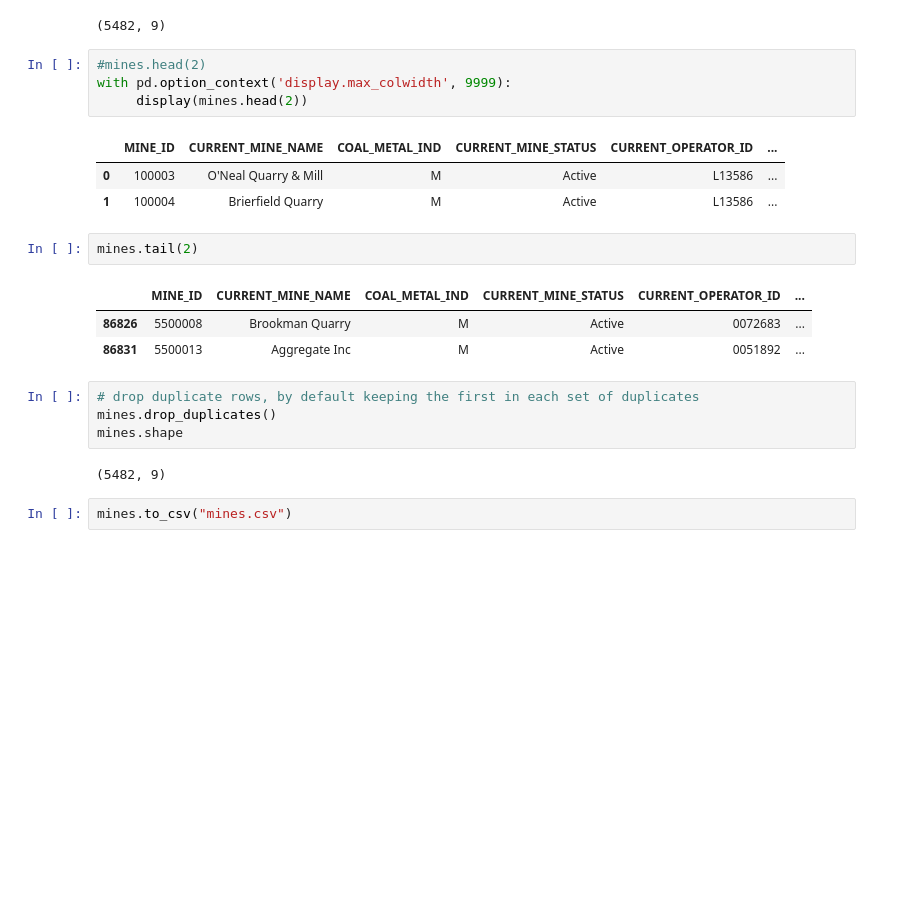
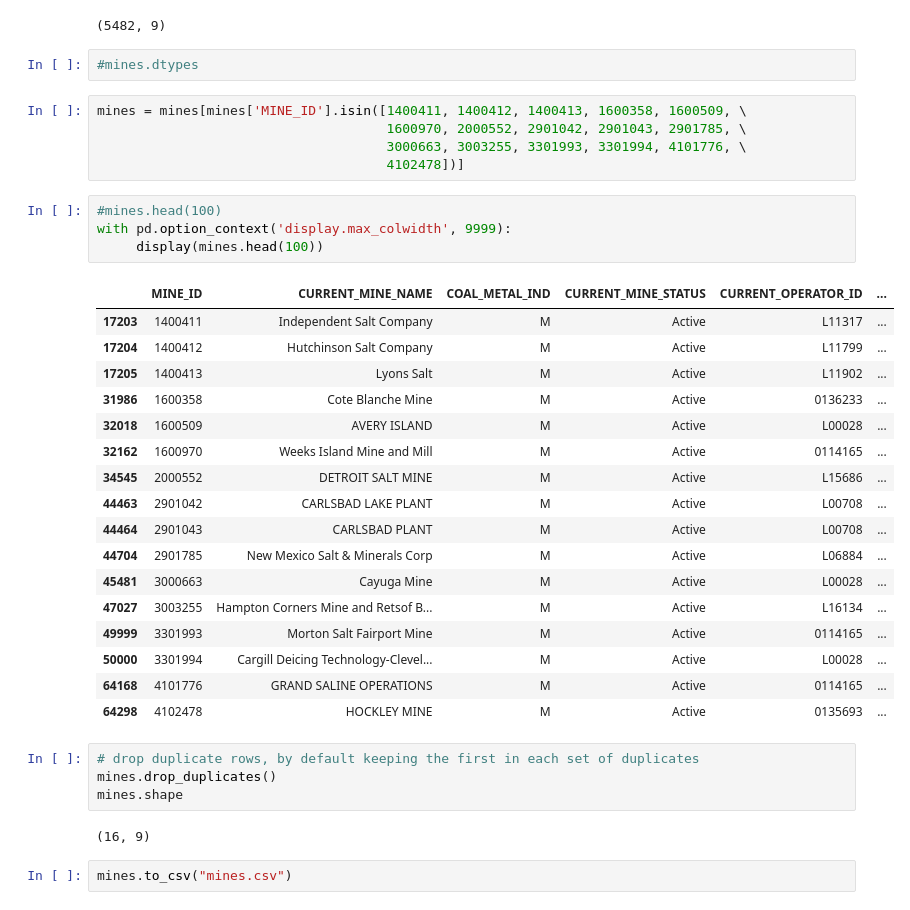
Before and after one commit to gillespilon/jupyter, a Jupyter notebook: msha/msha_mines_data_munging.ipynb, the cells around one changed output. Drawn from its saved outputs; the diff is of its cells as text; blank space fills up the shorter version.

Commit message:
Subset data using values in "mine_id"

```diff
--- a/msha/msha_mines_data_munging.ipynb
+++ b/msha/msha_mines_data_munging.ipynb
@@ -73,26 +73,41 @@ mines = mines[mines.COAL_METAL_IND == "M"]
 mines.shape
 # %% [output]
 (5482, 9)
+# %%
+#mines.dtypes
+# %%
+mines = mines[mines['MINE_ID'].isin([1400411, 1400412, 1400413, 1600358, 1600509, \
+                                     1600970, 2000552, 2901042, 2901043, 2901785, \
+                                     3000663, 3003255, 3301993, 3301994, 4101776, \
+                                     4102478])]
 # %%
-#mines.head(2)
+#mines.head(100)
 with pd.option_context('display.max_colwidth', 9999):
-     display(mines.head(2))
+     display(mines.head(100))
 # %% [output]
 |  | MINE_ID | CURRENT_MINE_NAME | COAL_METAL_IND | CURRENT_MINE_STATUS | CURRENT_OPERATOR_ID | ... |
-| 0 | 100003 | O'Neal Quarry & Mill | M | Active | L13586 | ... |
-| 1 | 100004 | Brierfield Quarry | M | Active | L13586 | ... |
+| 17203 | 1400411 | Independent Salt Company | M | Active | L11317 | ... |
+| 17204 | 1400412 | Hutchinson Salt Company | M | Active | L11799 | ... |
+| 17205 | 1400413 | Lyons Salt | M | Active | L11902 | ... |
+| 31986 | 1600358 | Cote Blanche Mine | M | Active | 0136233 | ... |
+| 32018 | 1600509 | AVERY ISLAND | M | Active | L00028 | ... |
+| 32162 | 1600970 | Weeks Island Mine and Mill | M | Active | 0114165 | ... |
+| 34545 | 2000552 | DETROIT SALT MINE | M | Active | L15686 | ... |
+| 44463 | 2901042 | CARLSBAD LAKE PLANT | M | Active | L00708 | ... |
+| 44464 | 2901043 | CARLSBAD PLANT | M | Active | L00708 | ... |
+| 44704 | 2901785 | New Mexico Salt & Minerals Corp | M | Active | L06884 | ... |
+| 45481 | 3000663 | Cayuga Mine | M | Active | L00028 | ... |
+| 47027 | 3003255 | Hampton Corners Mine and Retsof B... | M | Active | L16134 | ... |
+| 49999 | 3301993 | Morton Salt Fairport Mine | M | Active | 0114165 | ... |
+| 50000 | 3301994 | Cargill Deicing Technology-Clevel... | M | Active | L00028 | ... |
+| 64168 | 4101776 | GRAND SALINE OPERATIONS | M | Active | 0114165 | ... |
+| 64298 | 4102478 | HOCKLEY MINE | M | Active | 0135693 | ... |
-# %%
-mines.tail(2)
-# %% [output]
-|  | MINE_ID | CURRENT_MINE_NAME | COAL_METAL_IND | CURRENT_MINE_STATUS | CURRENT_OPERATOR_ID | ... |
-| 86826 | 5500008 | Brookman Quarry | M | Active | 0072683 | ... |
-| 86831 | 5500013 | Aggregate Inc | M | Active | 0051892 | ... |
 # %%
 # drop duplicate rows, by default keeping the first in each set of duplicates
 mines.drop_duplicates()
 mines.shape
 # %% [output]
-(5482, 9)
+(16, 9)
 # %%
 mines.to_csv("mines.csv")
 # %%
```
